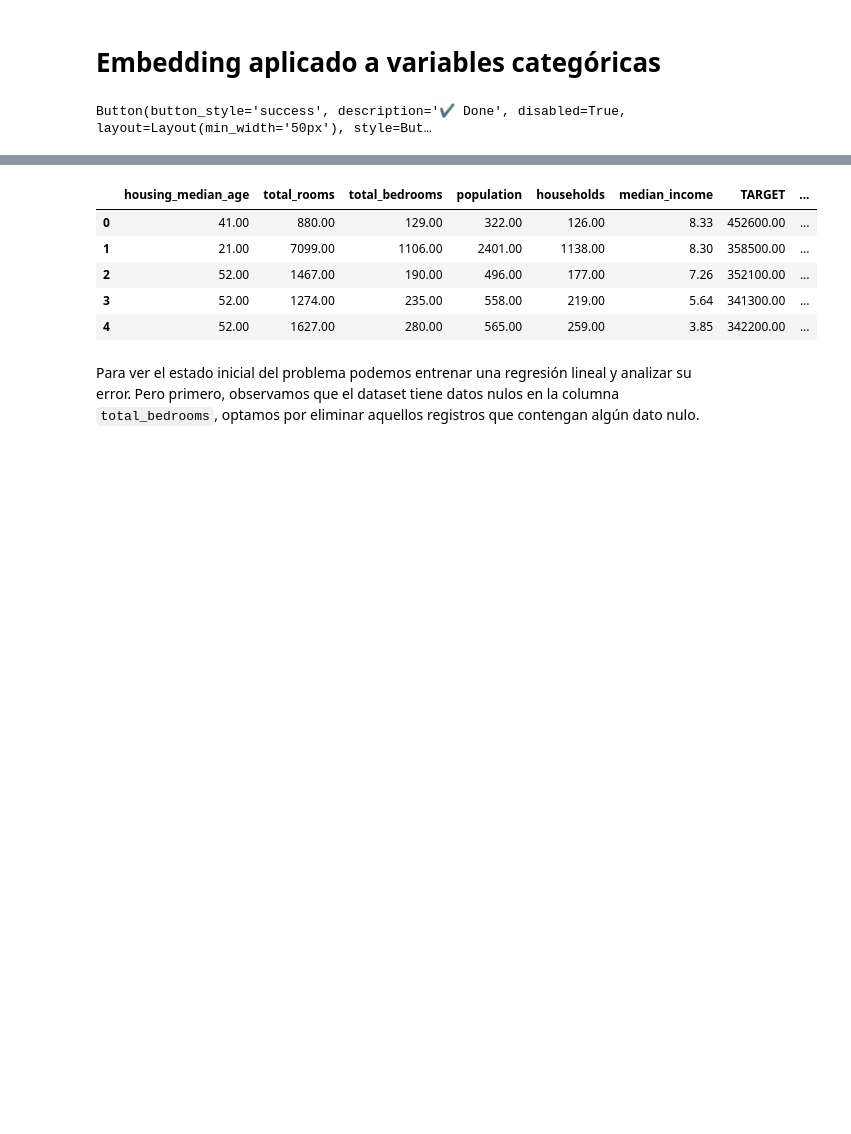
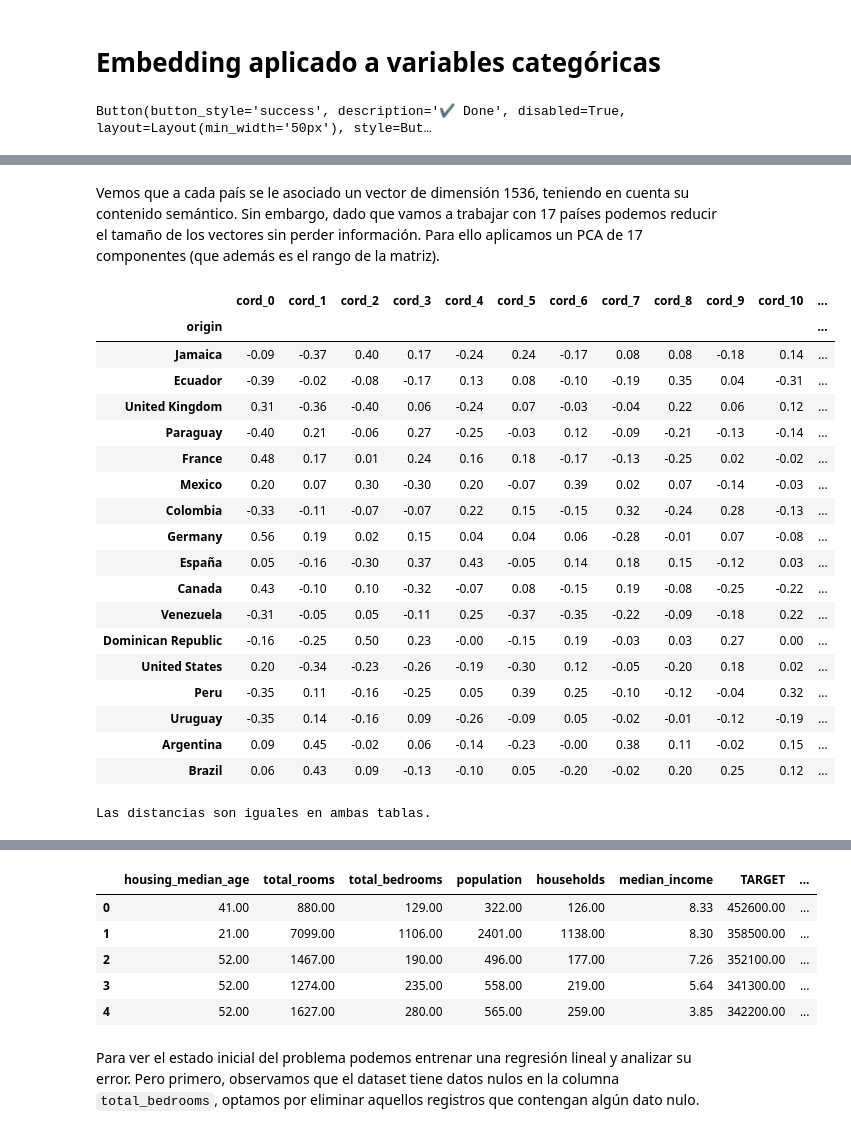
Before and after one commit to santhiperbolico/categorical_variables_treatment, a Jupyter notebook: embedding_aplicado_a_variables_categ_ricas.ipynb, the cells around one changed output, grey strips where cells are left out. Cells and saved outputs as stored; diff of their text form; code cells hidden in the pictures; blank space fills up the shorter version.

```diff
--- a/embedding_aplicado_a_variables_categ_ricas.ipynb
+++ b/embedding_aplicado_a_variables_categ_ricas.ipynb
@@ -76,0 +152,38 @@ El conjunto de datos "Home Credit Default Risk" de Kaggle está diseñado para a
+# %%
+#@markdown Configurar las credenciales de OpenAI y generamos el embedding de los diferentes paises.
+env_file = "/content/drive/MyDrive/Mis Cosas/Data Science/ML-IA/env" #@param
+
+if env_file == "":
+  load_dotenv()
+else:
+  load_dotenv(env_file)
+
+params = {
+  "api_key": os.getenv("API_KEY")
+}
+
+countries = [
+    "Jamaica",
+    "Ecuador",
+    "United Kingdom",
+    "Paraguay",
+    "France",
+    "Mexico",
+    "Colombia",
+    "Germany",
+    "España",
+    "Canada",
+    "Venezuela",
+    "Dominican Republic",
+    "United States",
+    "Peru",
+    "Uruguay",
+    "Argentina",
+    "Brazil"
+]
+
+
+client = OpenAI(api_key=params.get("api_key"))
+
+df_origin = create_embedding(client, countries)
+df_origin
@@ -76,0 +227,38 @@ El conjunto de datos "Home Credit Default Risk" de Kaggle está diseñado para a
+# %% [markdown]
+Vemos que a cada país se le asociado un vector de dimensión 1536, teniendo en cuenta su contenido semántico. Sin embargo, dado que vamos a trabajar con 17 países podemos reducir el tamaño de los vectores sin perder información. Para ello aplicamos un PCA de 17 componentes (que además es el rango de la matriz).
+# %%
+#@markdown Aplicamos el PCA de 17 componentes.
+new_origin = pd.DataFrame(get_new_base(df_origin), index=df_origin.index)
+
+new_origin.columns = [f"cord_{i}" for i in new_origin.columns]
+new_origin.index.name = "origin"
+new_origin
+# %% [output]
+|  | cord_0 | cord_1 | cord_2 | cord_3 | cord_4 | cord_5 | cord_6 | cord_7 | cord_8 | cord_9 | cord_10 | ... |
+| origin |  |  |  |  |  |  |  |  |  |  |  | ... |
+| Jamaica | -0.09 | -0.37 | 0.40 | 0.17 | -0.24 | 0.24 | -0.17 | 0.08 | 0.08 | -0.18 | 0.14 | ... |
+| Ecuador | -0.39 | -0.02 | -0.08 | -0.17 | 0.13 | 0.08 | -0.10 | -0.19 | 0.35 | 0.04 | -0.31 | ... |
+| United Kingdom | 0.31 | -0.36 | -0.40 | 0.06 | -0.24 | 0.07 | -0.03 | -0.04 | 0.22 | 0.06 | 0.12 | ... |
+| Paraguay | -0.40 | 0.21 | -0.06 | 0.27 | -0.25 | -0.03 | 0.12 | -0.09 | -0.21 | -0.13 | -0.14 | ... |
+| France | 0.48 | 0.17 | 0.01 | 0.24 | 0.16 | 0.18 | -0.17 | -0.13 | -0.25 | 0.02 | -0.02 | ... |
+| Mexico | 0.20 | 0.07 | 0.30 | -0.30 | 0.20 | -0.07 | 0.39 | 0.02 | 0.07 | -0.14 | -0.03 | ... |
+| Colombia | -0.33 | -0.11 | -0.07 | -0.07 | 0.22 | 0.15 | -0.15 | 0.32 | -0.24 | 0.28 | -0.13 | ... |
+| Germany | 0.56 | 0.19 | 0.02 | 0.15 | 0.04 | 0.04 | 0.06 | -0.28 | -0.01 | 0.07 | -0.08 | ... |
+| España | 0.05 | -0.16 | -0.30 | 0.37 | 0.43 | -0.05 | 0.14 | 0.18 | 0.15 | -0.12 | 0.03 | ... |
+| Canada | 0.43 | -0.10 | 0.10 | -0.32 | -0.07 | 0.08 | -0.15 | 0.19 | -0.08 | -0.25 | -0.22 | ... |
+| Venezuela | -0.31 | -0.05 | 0.05 | -0.11 | 0.25 | -0.37 | -0.35 | -0.22 | -0.09 | -0.18 | 0.22 | ... |
+| Dominican Republic | -0.16 | -0.25 | 0.50 | 0.23 | -0.00 | -0.15 | 0.19 | -0.03 | 0.03 | 0.27 | 0.00 | ... |
+| United States | 0.20 | -0.34 | -0.23 | -0.26 | -0.19 | -0.30 | 0.12 | -0.05 | -0.20 | 0.18 | 0.02 | ... |
+| Peru | -0.35 | 0.11 | -0.16 | -0.25 | 0.05 | 0.39 | 0.25 | -0.10 | -0.12 | -0.04 | 0.32 | ... |
+| Uruguay | -0.35 | 0.14 | -0.16 | 0.09 | -0.26 | -0.09 | 0.05 | -0.02 | -0.01 | -0.12 | -0.19 | ... |
+| Argentina | 0.09 | 0.45 | -0.02 | 0.06 | -0.14 | -0.23 | -0.00 | 0.38 | 0.11 | -0.02 | 0.15 | ... |
+| Brazil | 0.06 | 0.43 | 0.09 | -0.13 | -0.10 | 0.05 | -0.20 | -0.02 | 0.20 | 0.25 | 0.12 | ... |
+# %%
+#@markdown Si calculamos las distancias de lso vectores antes y después de aplicar el PCA vemos que no hay diferencias entre una tabla y otra.
+distance_origin = get_distance_matrix(df_origin)
+new_distance_origin = get_distance_matrix(new_origin)
+result = (np.abs(distance_origin - new_distance_origin)<1e-3).all()
+if result:
+  print("Las distancias son iguales en ambas tablas.")
+# %% [output]
+Las distancias son iguales en ambas tablas.
```
Also changed, not shown: parts of 9 cells of this notebook.
